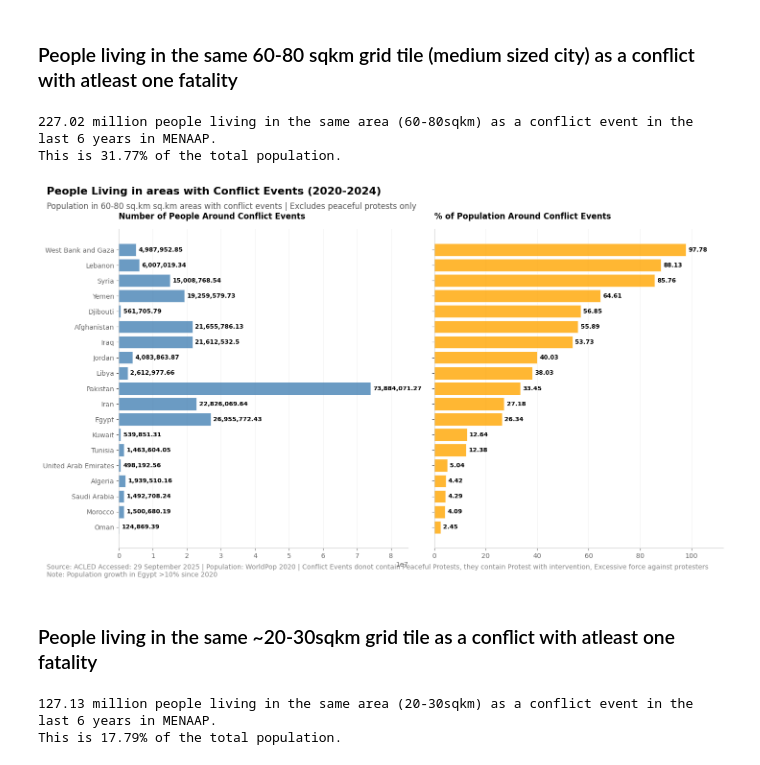
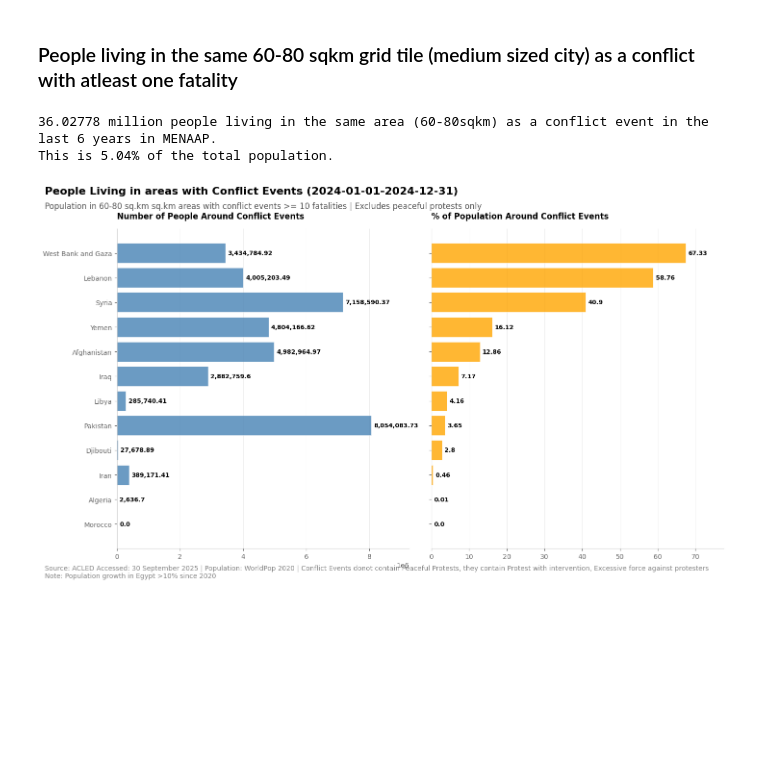
Before and after one commit to worldbank/MENA-FCV-economic-monitor, a Jupyter notebook: notebooks/conflict/acled_report_2.ipynb, the cells around one changed output. Cells and saved outputs as stored; diff of their text form; code cells hidden in the pictures; blank space fills up the shorter version.

Commit message:
change to only 2024 estimates

```diff
--- a/notebooks/conflict/acled_report_2.ipynb
+++ b/notebooks/conflict/acled_report_2.ipynb
@@ -65,13 +54,13 @@ countries_of_interest = [
     "Afghanistan","Pakistan","Algeria","Morocco","Libya","Yemen","Iran", "Iraq",
     "Syria","Egypt","Lebanon","Djibouti","United Arab Emirates","Jordan","Palestine",
     "Oman", "Qatar", "Saudi Arabia", "Kuwait", "Tunisia", "Bahrain"]
-START_DATE1 = "2020-01-01"
-END_DATE1 = "2020-12-31"
+# START_DATE1 = "2021-01-01"
+# END_DATE1 = "2021-12-31"
 
-START_DATE2 = "2021-01-01"
-END_DATE2 = "2022-12-31"
+# START_DATE2 = "2022-01-01"
+# END_DATE2 = "2022-12-31"
 
-START_DATE3 = "2023-01-01"
+START_DATE3 = "2024-01-01"
 END_DATE3 = "2024-12-31"
 # %%
 wb_region = 'MENAAP'
@@ -188,10 +169,31 @@ regional_boundary_quadkey12['country'] = regional_boundary_quadkey12['country'].
 
 regional_boundary_quadkey13 = gpd.read_file('../../data/boundaries/MENAP_regional_quadkey13.gpkg')
 regional_boundary_quadkey13['country'] = regional_boundary_quadkey13['country'].apply(lambda x: get_country_name_from_iso_code(x))
+# %%
+import mercantile
+def get_quadkey_from_lat_lon(lat, lon, zoom=12):
+
+    tile = mercantile.tile(lon, lat, zoom)
+    quadkey = mercantile.quadkey(tile)
+    return quadkey
 # %%
 def get_national_conflict_at_aggregation(boundary, index_column, data):
-    df = processing.get_acled_by_admin(boundary[[index_column, 'geometry']], data, columns=[index_column, 'country'], freq='YS')
-    df = df.groupby([index_column, 'country'])[['nrEvents', 'nrFatalities']].sum().reset_index()
+    df = data.copy()
+    #df = processing.get_acled_by_admin(boundary[[index_column, 'geometry']], data, columns=[index_column, 'country'], freq='YS')
+    df['index'] = df.apply(lambda row: get_quadkey_from_lat_lon(row['latitude'], row['longitude'], zoom=12), axis=1)
+    df = processing.get_acled_by_group(df, columns=['index', 'country'])
+    #df = df.groupby([index_column, 'country'])[['nrEvents', 'nrFatalities']].sum().reset_index()
+    #df = df.merge(boundary[[index_column, 'geometry']], on=index_column, how='left')
+    df = processing.calculate_conflict_index(df)
+    df = df.merge(boundary, on=[index_column, 'country'], how='left')
+    df= gpd.GeoDataFrame(df, crs='EPSG:4326', geometry='geometry')
+    df['region'] = 'Middle East, North Africa, Afghanistan and Pakistan'
+
+    return df
+
+def get_national_conflict_at_aggregation_event_type(boundary, index_column, data):
+    df = processing.get_acled_by_admin(boundary[[index_column, 'geometry']], data, columns=[index_column, 'country', 'event_type'], freq='YS')
+    df = df.groupby([index_column, 'country', 'event_type'])[['nrEvents', 'nrFatalities']].sum().reset_index()
     #df = df.merge(boundary[[index_column, 'geometry']], on=index_column, how='left')
     df = processing.calculate_conflict_index(df)
     df = df.merge(boundary, on=[index_column, 'country'], how='left')
@@ -260,8 +265,8 @@ def get_impacted_population(conflict, population_path, pop_total):
 
     conflict['country_code'] = conflict['country'].map(country_to_iso)
 
-    merged = conflict.merge(pop[['index', 'population', 'country_code']],on=['index', 'country_code'], how='left')
-    merged = merged[merged['nrFatalities']>0]
+    merged = conflict.merge(pop[['index', 'population']],on=['index'], how='inner')
+    merged = merged[merged['nrFatalities']>=10]
     merged = merged.groupby(['country_code'])[['nrEvents', 'nrFatalities', 'population']].sum().reset_index()
     merged = merged.merge(pop_total, on=['country_code'])
 
@@ -291,32 +294,24 @@ conflict_national_q12.to_file(f'../../data/conflict/conflict_quad12_national_one
 ### People living in the same 60-80 sqkm grid tile (medium sized city) as a conflict with atleast one fatality
 # %%
 pc_total_pop = np.round(100*impacted_quad12['population'].sum()/pop_total['totalPopulation'].sum(),2)
-print(f'{np.round(impacted_quad12['population'].sum()/1000000,2)} million people living in the same area (60-80sqkm) as a conflict event in the last 6 years in MENAAP. \nThis is {pc_total_pop}% of the total population.')
+print(f'{np.round(impacted_quad12['population'].sum()/1000000,5)} million people living in the same area (60-80sqkm) as a conflict event in the last 6 years in MENAAP. \nThis is {pc_total_pop}% of the total population.')
 # %% [output]
-227.02 million people living in the same area (60-80sqkm) as a conflict event in the last 6 years in MENAAP.
-This is 31.77% of the total population.
+36.02778 million people living in the same area (60-80sqkm) as a conflict event in the last 6 years in MENAAP.
+This is 5.04% of the total population.
 # %%
 import altair as alt
 alt.data_transformers.enable('json')
 alt.renderers.enable('default')
 
 plot_dual_metrics_by_country(
     data =impacted_quad12,
     metrics_to_plot =['population', 'pc_population'],
     metric_display_info = {'population': {'title': 'Number of People Around Conflict Events', 'color': 'steelblue'},
                            'pc_population': {'title': '% of Population Around Conflict Events', 'color': 'orange'}},
     sorting_metric = 'pc_population',
     overall_title = f'People Living in areas with Conflict Events ({start}-{end})',
-    chart_subtitle='Population in 60-80 sq.km sq.km areas with conflict events | Excludes peaceful protests only',
+    chart_subtitle='Population in 60-80 sq.km sq.km areas with conflict events >= 10 fatalities | Excludes peaceful protests only',
     source_text = f'Source: ACLED Accessed: {extracted_date_formatted} | Population: WorldPop 2020 | Conflict Events donot contain Peaceful Protests, they contain Protest with intervention, Excessive force against protesters\nNote: Population growth in Egypt >10% since 2020'
 );
 # %% [output]
-[figure, old version]
+[figure, new version]
-# %% [markdown]
-### People living in the same ~20-30sqkm grid tile as a conflict with atleast one fatality
-# %%
-pc_total_pop = np.round(100*impacted_quad13['population'].sum()/pop_total['totalPopulation'].sum(),2)
-print(f'{np.round(impacted_quad13['population'].sum()/1000000,2)} million people living in the same area (20-30sqkm) as a conflict event in the last 6 years in MENAAP. \nThis is {pc_total_pop}% of the total population.')
-# %% [output]
-127.13 million people living in the same area (20-30sqkm) as a conflict event in the last 6 years in MENAAP.
-This is 17.79% of the total population.
```
Also changed, not shown: parts of 20 cells of this notebook, 1 other file.
